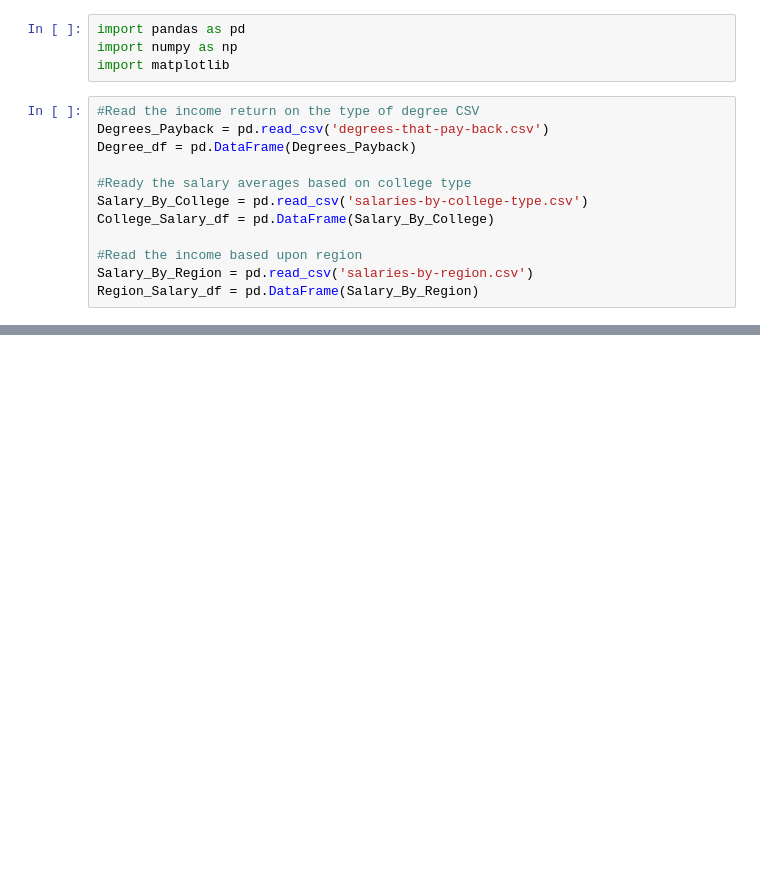
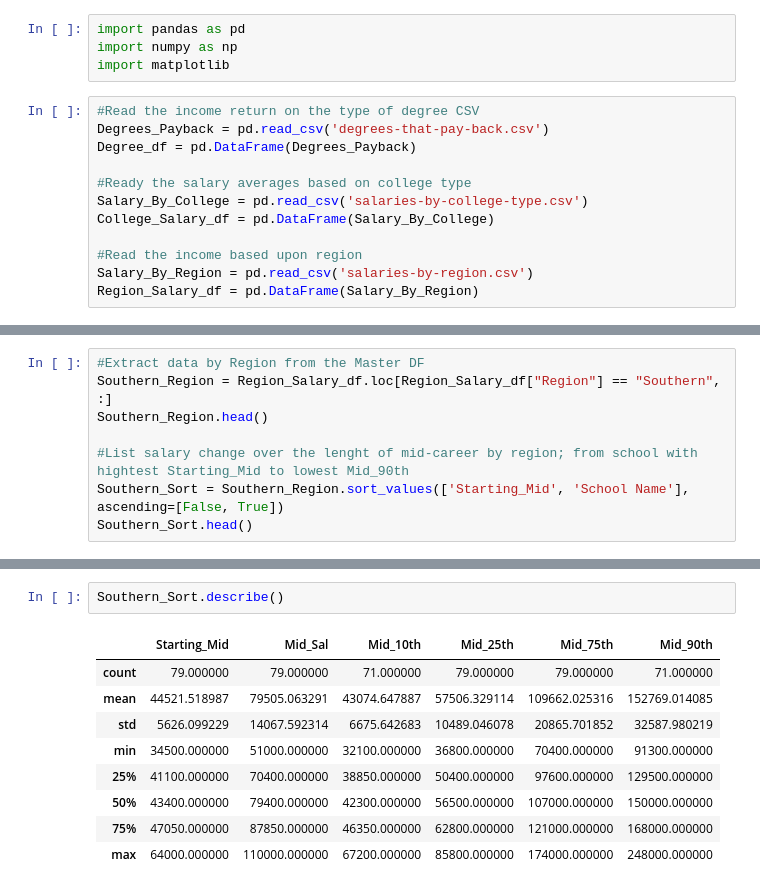
Before and after one commit to khosenag03/RICHdataGroupProject, a Jupyter notebook: College_vs_Salary.ipynb, the cells around one changed output, grey strips where cells are left out. Saved outputs shown, nothing was run; the diff lists cells and outputs as text; blank space fills up the shorter version.

```diff
--- a/College_vs_Salary.ipynb
+++ b/College_vs_Salary.ipynb
@@ -164,0 +189,8 @@ Southern_Region.head()
+# %%
+#Extract data by Region from the Master DF
+Southern_Region = Region_Salary_df.loc[Region_Salary_df["Region"] == "Southern", :]
+Southern_Region.head()
+
+#List salary change over the lenght of mid-career by region; from school with hightest Starting_Mid to lowest Mid_90th
+Southern_Sort = Southern_Region.sort_values(['Starting_Mid', 'School Name'], ascending=[False, True])
+Southern_Sort.head()
@@ -164,0 +204,12 @@ Southern_Region.head()
+# %%
+Southern_Sort.describe()
+# %% [output]
+|  | Starting_Mid | Mid_Sal | Mid_10th | Mid_25th | Mid_75th | Mid_90th |
+| count | 79.000000 | 79.000000 | 71.000000 | 79.000000 | 79.000000 | 71.000000 |
+| mean | 44521.518987 | 79505.063291 | 43074.647887 | 57506.329114 | 109662.025316 | 152769.014085 |
+| std | 5626.099229 | 14067.592314 | 6675.642683 | 10489.046078 | 20865.701852 | 32587.980219 |
+| min | 34500.000000 | 51000.000000 | 32100.000000 | 36800.000000 | 70400.000000 | 91300.000000 |
+| 25% | 41100.000000 | 70400.000000 | 38850.000000 | 50400.000000 | 97600.000000 | 129500.000000 |
+| 50% | 43400.000000 | 79400.000000 | 42300.000000 | 56500.000000 | 107000.000000 | 150000.000000 |
+| 75% | 47050.000000 | 87850.000000 | 46350.000000 | 62800.000000 | 121000.000000 | 168000.000000 |
+| max | 64000.000000 | 110000.000000 | 67200.000000 | 85800.000000 | 174000.000000 | 248000.000000 |
```
Also changed, not shown: parts of 27 cells of this notebook.
